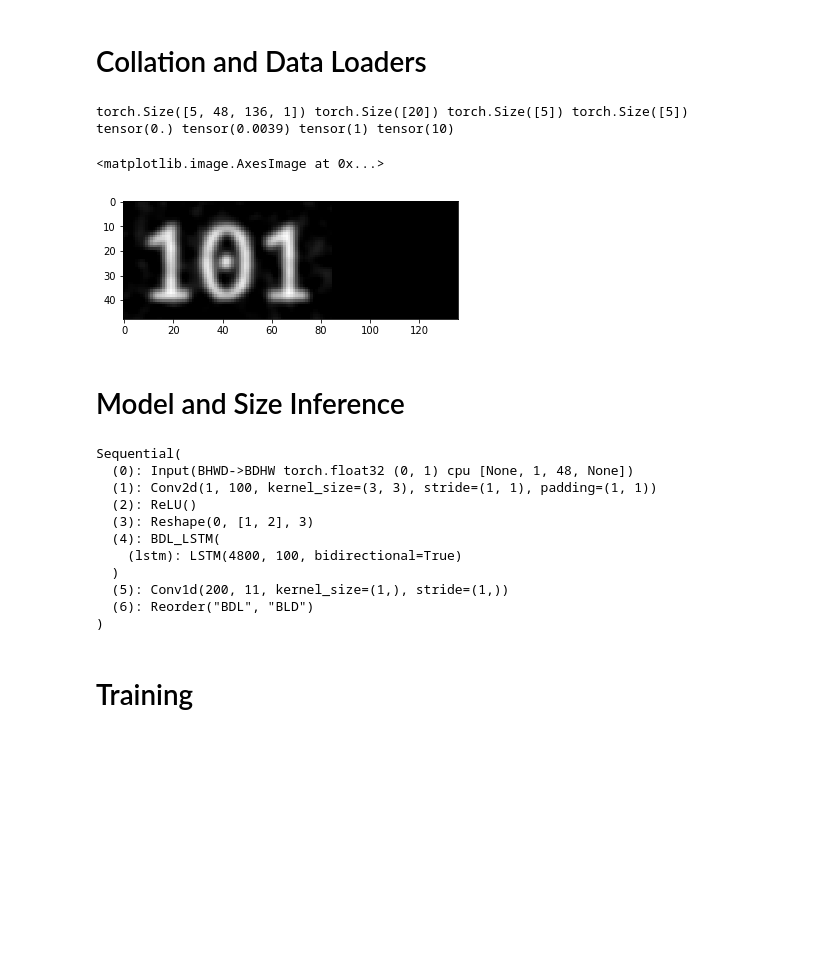
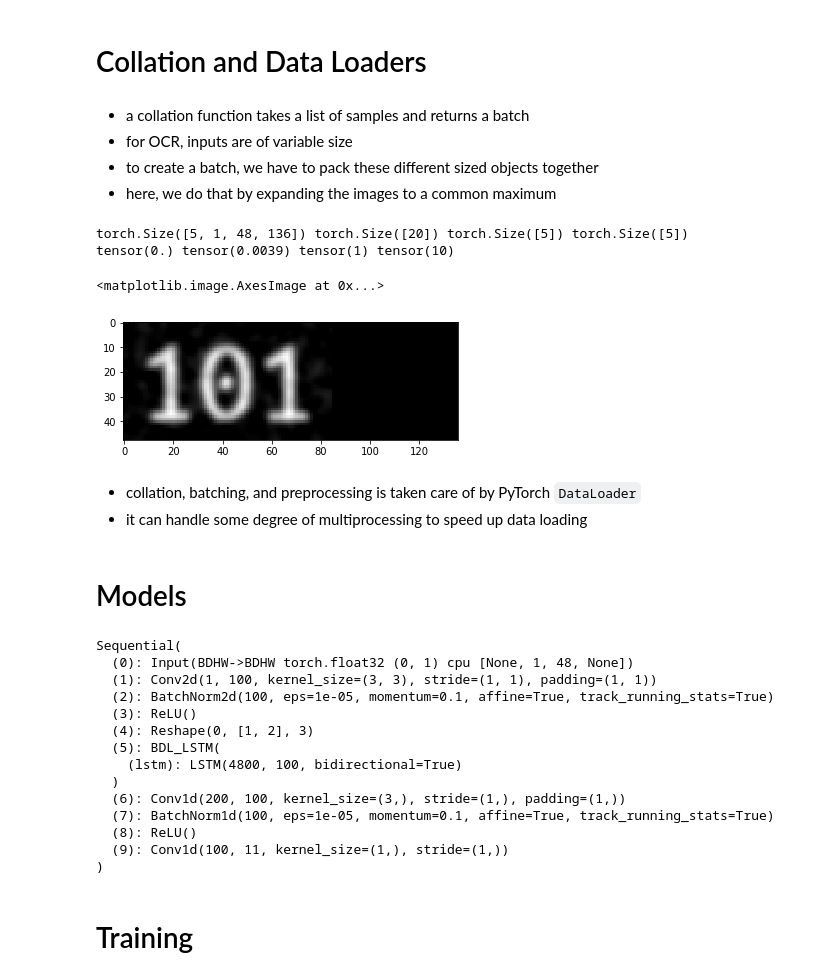
Before and after one commit to tmbdev-tutorials/icdar2019-tutorial, a Jupyter notebook: digits-intro.ipynb, the cells around one changed output. Drawn from its saved outputs; the diff is of its cells as text; code cells hidden in the pictures; blank space fills up the shorter version.

```diff
--- a/digits-intro.ipynb
+++ b/digits-intro.ipynb
@@ -48,59 +70,73 @@ testing = WebDataset("data/digits-testing.tar", extensions="ppm txt",
 # %%
 def collate4ocr(samples):
     images, seqs = zip(*samples)
-    w, h, d = map(max, zip(*[x.shape for x in images]))
-    result = torch.zeros((len(images), w, h, d))
+    d, w, h = map(max, zip(*[x.shape for x in images]))
+    result = torch.zeros((len(images), d, w, h))
     for i, im in enumerate(images):
-        w, h, d = im.shape
-        result[i, :w, :h, :d] = im
-    allwidths = torch.tensor([im.shape[1] for im in images]).long()
+        d, w, h = im.shape
+        result[i, :d, :w, :h] = im
+    allwidths = torch.tensor([im.shape[2] for im in images]).long()
     allseqs = torch.cat(seqs).long()
     alllens = torch.tensor([len(s) for s in seqs]).long()
     return (result, allseqs, allwidths, alllens)
-
-training_dl = DataLoader(training, batch_size=5, collate_fn=collate4ocr)
-
-for images, seqs, images_lens, seqs_lens in training_dl:
-    print(images.shape, seqs.shape, images_lens.shape, seqs_lens.shape)
-    print(images.min(), images.max(), seqs.min(), seqs.max())
-    break
-
-imshow(images[0,:,:,0])
-# %% [output]
-torch.Size([5, 48, 136, 1]) torch.Size([20]) torch.Size([5]) torch.Size([5])
-tensor(0.) tensor(0.0039) tensor(1) tensor(10)
-<matplotlib.image.AxesImage at 0x...>
-[figure, removed]
-# %% [markdown]
-# Model and Size Inference
+# %% [markdown]
+- a collation function takes a list of samples and returns a batch
+- for OCR, inputs are of variable size
+- to create a batch, we have to pack these different sized objects together
+- here, we do that by expanding the images to a common maximum
+# %%
+training_dl = DataLoader(training, batch_size=5, collate_fn=collate4ocr)
+
+for images, seqs, images_lens, seqs_lens in training_dl:
+    print(images.shape, seqs.shape, images_lens.shape, seqs_lens.shape)
+    print(images.min(), images.max(), seqs.min(), seqs.max())
+    break
+
+imshow(images[0,0])
+# %% [output]
+torch.Size([5, 1, 48, 136]) torch.Size([20]) torch.Size([5]) torch.Size([5])
+tensor(0.) tensor(0.0039) tensor(1) tensor(10)
+<matplotlib.image.AxesImage at 0x...>
+[figure, added]
+# %% [markdown]
+- collation, batching, and preprocessing is taken care of by PyTorch `DataLoader`
+- it can handle some degree of multiprocessing to speed up data loading
+# %% [markdown]
+# Models
 # %%
 ninput = 48
 noutput = 11
 
 def make_model():
     return nn.Sequential(
-        layers.Input("BHWD", "BDHW", range=(0, 1), sizes=[None, 1, 48, None]),
-        flex.Conv2d(100, 3, padding=(1, 1)),  # BDWH
+        layers.Input("BDHW", range=(0, 1), sizes=[None, 1, 48, None]),
+        flex.Conv2d(100, 3, padding=1),  # BDWH
+        flex.BatchNorm2d(),
         nn.ReLU(),
         layers.Reshape(0, [1, 2], 3), # BDL
         flex.Lstm1(100, bidirectional=True), # BDL
-        flex.Conv1d(noutput, 1),
-        layers.Reorder("BDL", "BLD"))
+        flex.Conv1d(100, 3, padding=1),
+        flex.BatchNorm1d(),
+        nn.ReLU(),
+        flex.Conv1d(noutput, 1))
 
 model = make_model()
 flex.shape_inference(model, images.shape)
 model
 # %% [output]
 Sequential(
-  (0): Input(BHWD->BDHW torch.float32 (0, 1) cpu [None, 1, 48, None])
+  (0): Input(BDHW->BDHW torch.float32 (0, 1) cpu [None, 1, 48, None])
   (1): Conv2d(1, 100, kernel_size=(3, 3), stride=(1, 1), padding=(1, 1))
-  (2): ReLU()
-  (3): Reshape(0, [1, 2], 3)
-  (4): BDL_LSTM(
+  (2): BatchNorm2d(100, eps=1e-05, momentum=0.1, affine=True, track_running_stats=True)
+  (3): ReLU()
+  (4): Reshape(0, [1, 2], 3)
+  (5): BDL_LSTM(
     (lstm): LSTM(4800, 100, bidirectional=True)
   )
-  (5): Conv1d(200, 11, kernel_size=(1,), stride=(1,))
-  (6): Reorder("BDL", "BLD")
+  (6): Conv1d(200, 100, kernel_size=(3,), stride=(1,), padding=(1,))
+  (7): BatchNorm1d(100, eps=1e-05, momentum=0.1, affine=True, track_running_stats=True)
+  (8): ReLU()
+  (9): Conv1d(100, 11, kernel_size=(1,), stride=(1,))
 )
 # %% [markdown]
 # Training
```
Also changed, not shown: parts of 83 cells of this notebook, 2 other files.
